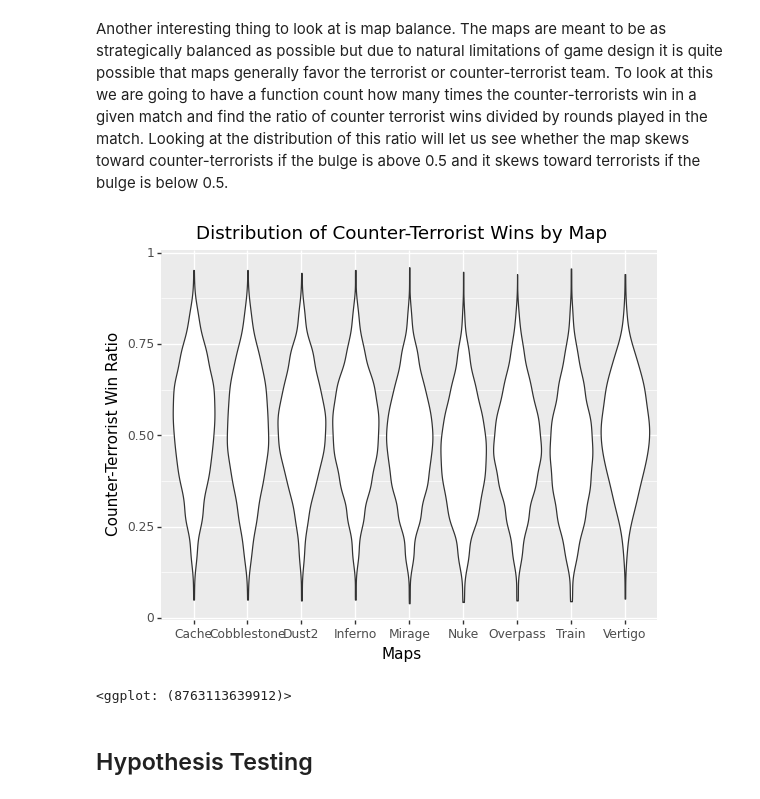
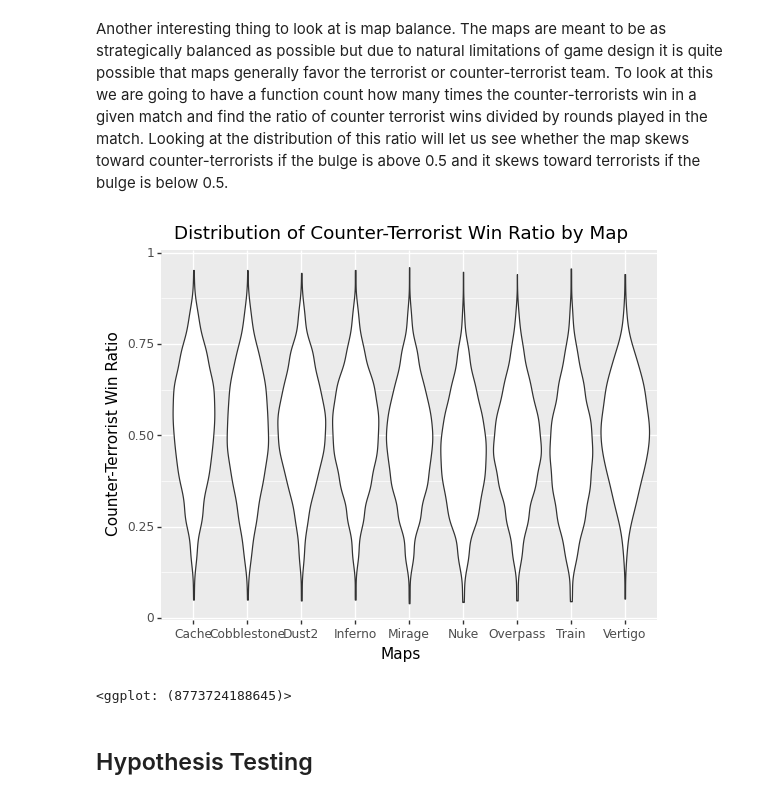
Before and after one commit to wilgaboury/cmsc320-final, a Jupyter notebook: final_project.ipynb, the cells around one changed output. Drawn from its saved outputs; the diff is of its cells as text; code cells hidden in the pictures.

```diff
--- a/final_project.ipynb
+++ b/final_project.ipynb
@@ -111,33 +120,33 @@ Another interesting thing to look at is map balance. The maps are meant to be as
 # %%
 map_df = csgo_df[csgo_df['map'] != 'Default']
 
-def calc_ct_win_diff(row):
+def calc_ct_win_ratio(row):
     total = 15;
     ct_wins = 0;
     for i in range(1,16):
         if row["{}_winner".format(i)] == True:
             ct_wins = ct_wins + 1
     for i in range(16,31):
         if row["{}_winner".format(i)] == False:
             ct_wins = ct_wins + 1
         elif row["{}_winner".format(i)] == None:
             break;
         total = total + 1
 
     if not row['t1_start_ct']:
         return ct_wins / total
     else:
         return (total - ct_wins) / total
 
-map_df = map_df.assign(ct_win_ratio=map_df.apply(calc_ct_win_diff, axis=1))
+map_df = map_df.assign(ct_win_ratio=map_df.apply(calc_ct_win_ratio, axis=1))
 (ggplot(map_df, aes(x='map', y='ct_win_ratio')) +
     geom_violin() +
-    labs(title='Distribution of Counter-Terrorist Wins by Map',
+    labs(title='Distribution of Counter-Terrorist Win Ratio by Map',
          x='Maps',
          y='Counter-Terrorist Win Ratio'))
 # %% [output]
-[figure, old version]
+[figure, new version]
-<ggplot: (8763113639912)>
+<ggplot: (8773724188645)>
 # %% [markdown]
 ## Hypothesis Testing
 # %% [markdown]
```
Also changed, not shown: parts of 7 cells of this notebook.
